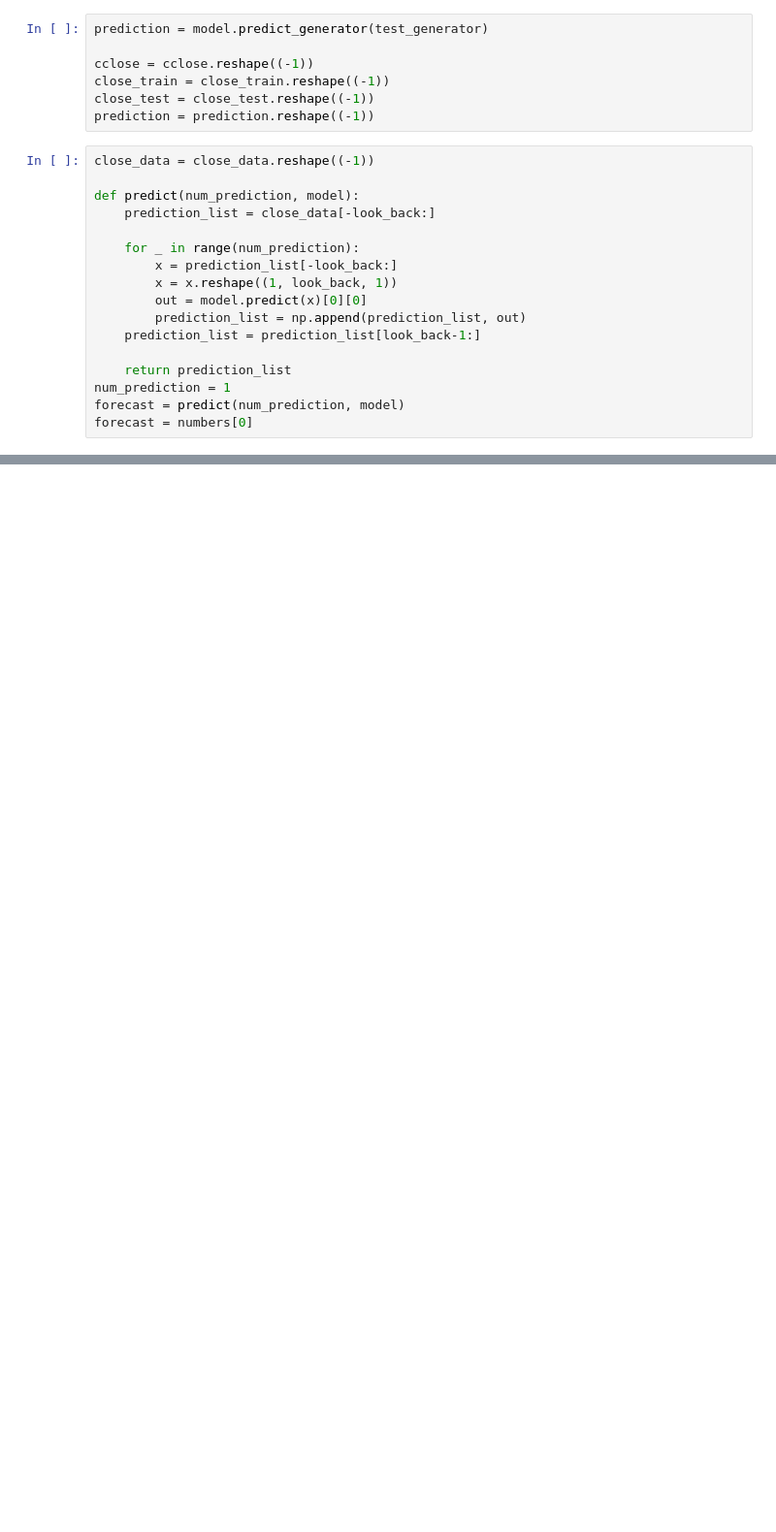
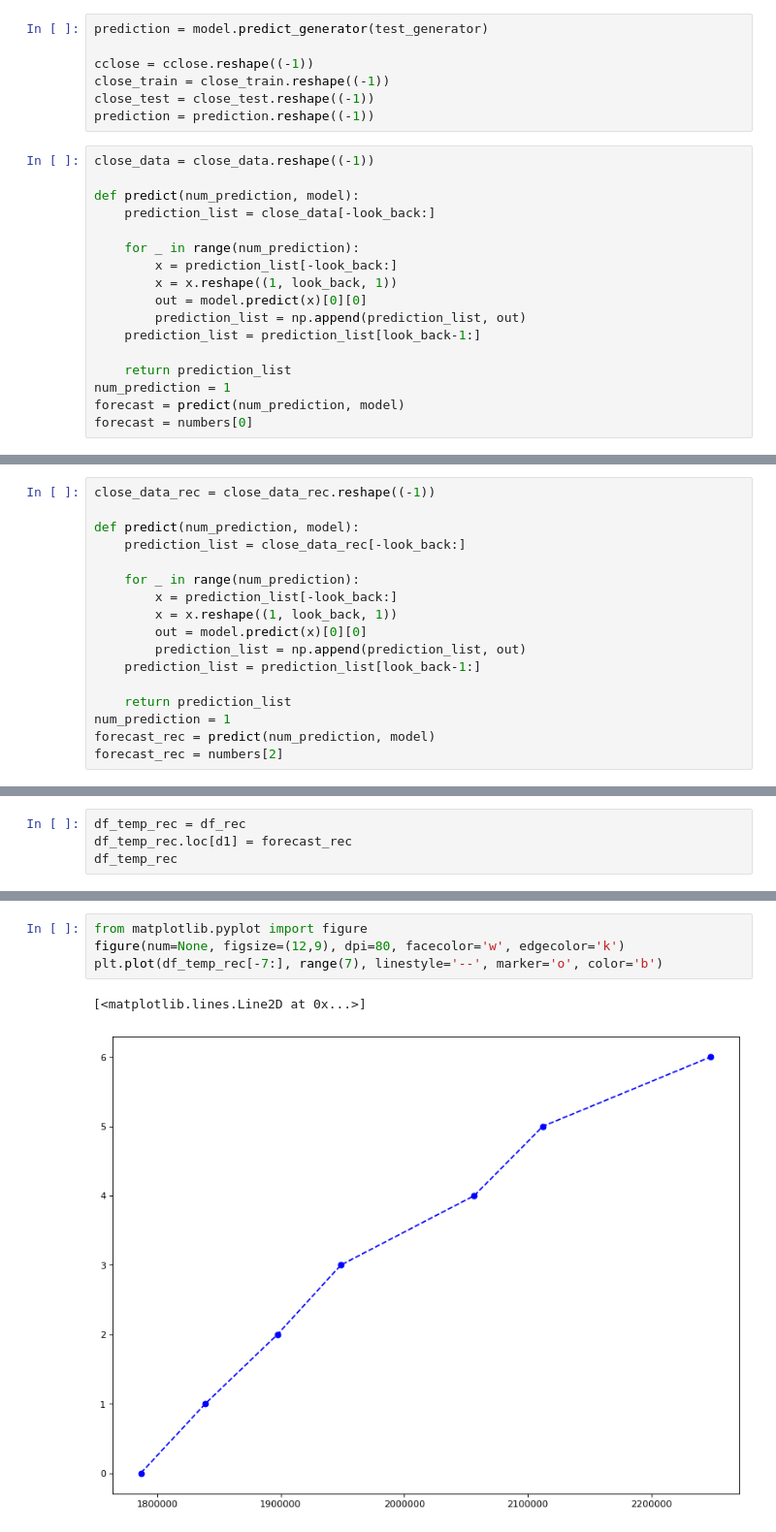
Before and after one commit to asrjy/covid-lstm, a Jupyter notebook: lstm.ipynb, the cells around one changed output, grey strips where cells are left out. Shown at 97% size. Cells and saved outputs as stored; diff of their text form; blank space fills up the shorter version.

```diff
--- a/lstm.ipynb
+++ b/lstm.ipynb
@@ -225,0 +297,17 @@ ValueError: Unrecognized marker style 5089978
+# %%
+close_data_rec = close_data_rec.reshape((-1))
+
+def predict(num_prediction, model):
+    prediction_list = close_data_rec[-look_back:]
+
+    for _ in range(num_prediction):
+        x = prediction_list[-look_back:]
+        x = x.reshape((1, look_back, 1))
+        out = model.predict(x)[0][0]
+        prediction_list = np.append(prediction_list, out)
+    prediction_list = prediction_list[look_back-1:]
+
+    return prediction_list
+num_prediction = 1
+forecast_rec = predict(num_prediction, model)
+forecast_rec = numbers[2]
@@ -225,0 +334,4 @@ ValueError: Unrecognized marker style 5089978
+# %%
+df_temp_rec = df_rec
+df_temp_rec.loc[d1] = forecast_rec
+df_temp_rec
@@ -225,0 +352,7 @@ ValueError: Unrecognized marker style 5089978
+# %%
+from matplotlib.pyplot import figure
+figure(num=None, figsize=(12,9), dpi=80, facecolor='w', edgecolor='k')
+plt.plot(df_temp_rec[-7:], range(7), linestyle='--', marker='o', color='b')
+# %% [output]
+[<matplotlib.lines.Line2D at 0x...>]
+[figure, added]
```
Also changed, not shown: parts of 40 cells of this notebook.
